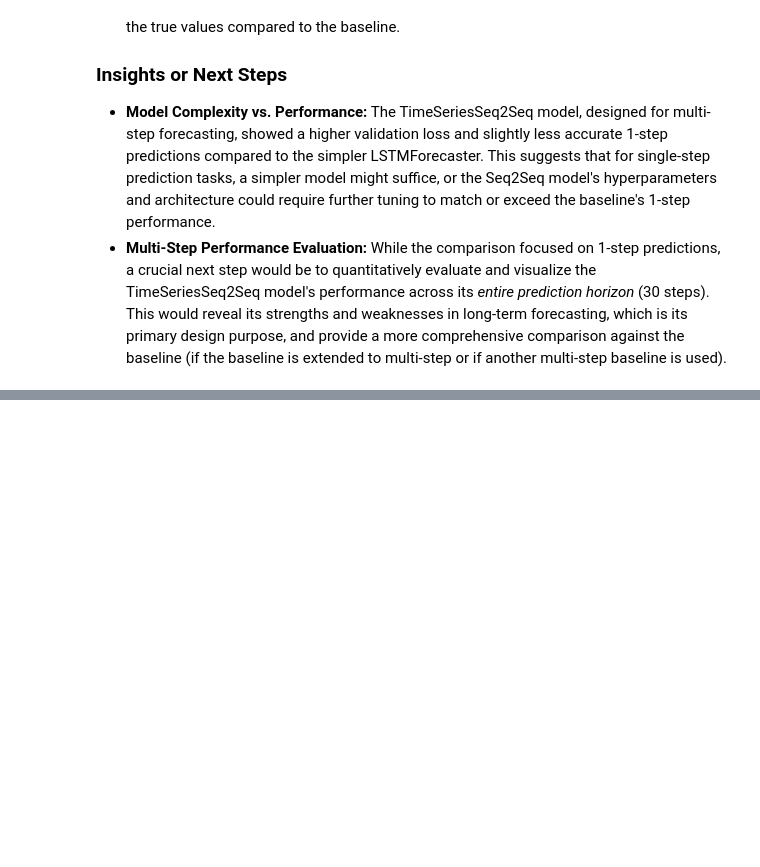
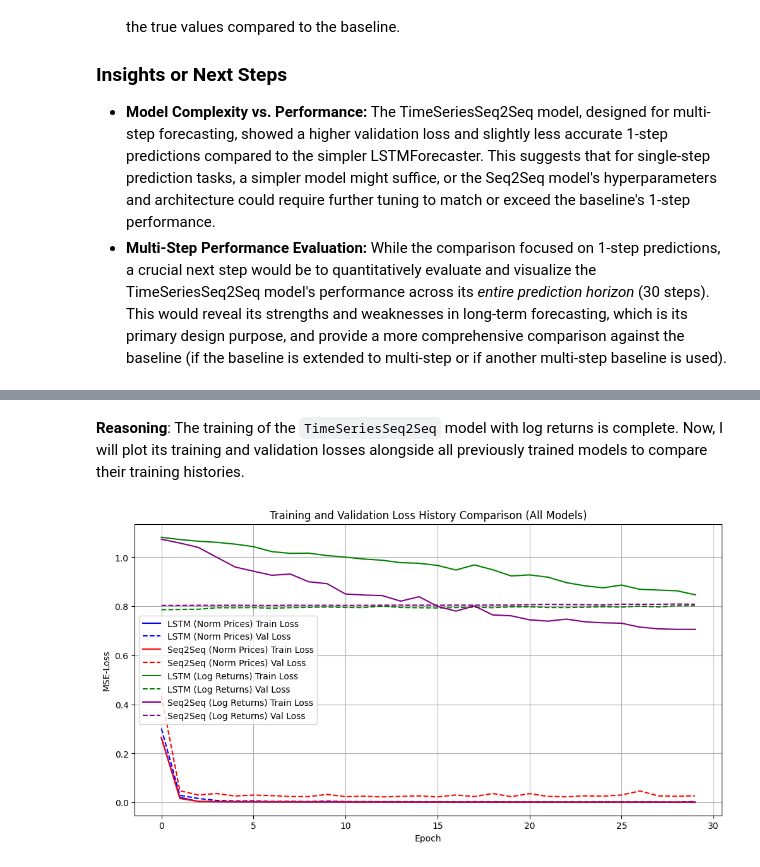
Before and after one commit to dennisddschulz/cas-artificial-intelligence, a Jupyter notebook: 06_transformer/04_Assignment_–_Encoder_Decoder_mit_Attention_(Seq2Seq)_&_Brücke_zu_Transformern_Aufgabe_4c.ipynb, the cells around one changed output, grey strips where cells are left out. Cells and saved outputs as stored; diff of their text form; code cells hidden in the pictures; blank space fills up the shorter version.

```diff
--- a/06_transformer/04_Assignment_–_Encoder_Decoder_mit_Attention_(Seq2Seq)_&_Brücke_zu_Transformern_Aufgabe_4c.ipynb
+++ b/06_transformer/04_Assignment_–_Encoder_Decoder_mit_Attention_(Seq2Seq)_&_Brücke_zu_Transformern_Aufgabe_4c.ipynb
@@ -3776,0 +4104,25 @@ The TimeSeriesSeq2Seq model, despite a higher validation loss compared to the ba
+# %%
+log_returns_ts_encoder = TimeSeriesEncoder(input_size=INPUT_SIZE_TS, hidden_size=HIDDEN_DIM_TS, num_layers=NUM_LAYERS_TS).to(device)
+log_returns_ts_decoder = TimeSeriesDecoder(input_size=INPUT_SIZE_TS, hidden_size=HIDDEN_DIM_TS, num_layers=NUM_LAYERS_TS, output_size=INPUT_SIZE_TS).to(device)
+
+log_returns_ts_model = TimeSeriesSeq2Seq(
+    encoder=log_returns_ts_encoder,
+    decoder=log_returns_ts_decoder,
+    horizon=horizon_seq2seq,
+    sos_value=SOS_VALUE_TS,
+    device=device
+).to(device)
+
+ts_criterion_log_returns = nn.MSELoss()
+ts_optimizer_log_returns = torch.optim.Adam(log_returns_ts_model.parameters(), lr=1e-3)
+
+print("Starting training for TimeSeriesSeq2Seq with Log Returns...")
+ts_train_losses_log_returns, ts_val_losses_log_returns = train_seq2seq_model(
+    log_returns_ts_model,
+    train_loader_sp_seq2seq_log_returns,
+    val_loader_sp_seq2seq_log_returns,
+    ts_criterion_log_returns,
+    ts_optimizer_log_returns,
+    num_epochs_seq2seq
+)
+print("TimeSeriesSeq2Seq with Log Returns training complete.")
@@ -3776,0 +4152,25 @@ The TimeSeriesSeq2Seq model, despite a higher validation loss compared to the ba
+# %% [markdown]
+**Reasoning**:
+The training of the `TimeSeriesSeq2Seq` model with log returns is complete. Now, I will plot its training and validation losses alongside all previously trained models to compare their training histories.
+# %%
+plt.figure(figsize=(12, 6))
+plt.plot(sp_train_losses, label="LSTM (Norm Prices) Train Loss", color='blue', linestyle='-')
+plt.plot(sp_val_losses, label="LSTM (Norm Prices) Val Loss", color='blue', linestyle='--')
+
+plt.plot(ts_train_losses, label="Seq2Seq (Norm Prices) Train Loss", color='red', linestyle='-')
+plt.plot(ts_val_losses, label="Seq2Seq (Norm Prices) Val Loss", color='red', linestyle='--')
+
+plt.plot(sp_train_losses_log_returns, label="LSTM (Log Returns) Train Loss", color='green', linestyle='-')
+plt.plot(sp_val_losses_log_returns, label="LSTM (Log Returns) Val Loss", color='green', linestyle='--')
+
+plt.plot(ts_train_losses_log_returns, label="Seq2Seq (Log Returns) Train Loss", color='purple', linestyle='-')
+plt.plot(ts_val_losses_log_returns, label="Seq2Seq (Log Returns) Val Loss", color='purple', linestyle='--')
+
+plt.title("Training and Validation Loss History Comparison (All Models)")
+plt.xlabel("Epoch")
+plt.ylabel("MSE-Loss")
+plt.legend()
+plt.grid(True)
+plt.show()
+# %% [output]
+[figure, added]
```
Also changed, not shown: parts of 39 cells of this notebook.
